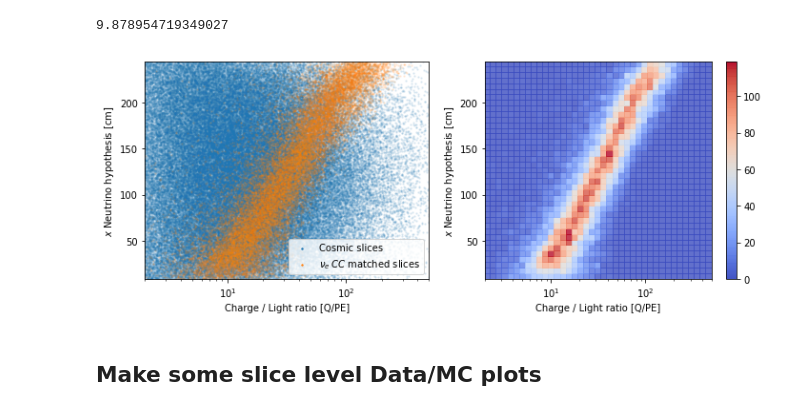
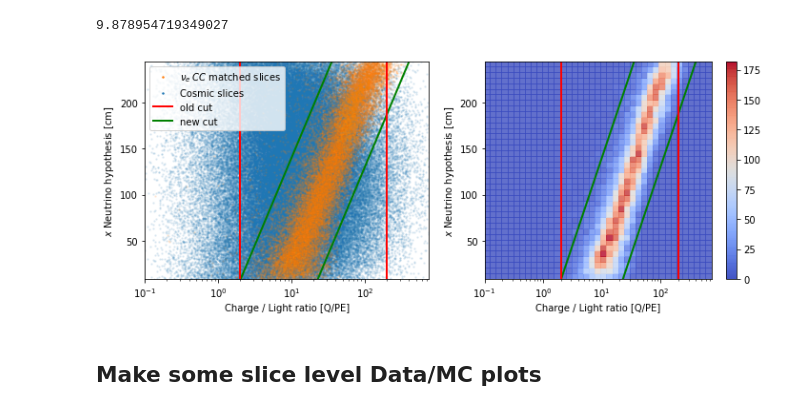
Before and after one commit to Wouter-VDP/MCC9_FlashID, a Jupyter notebook: Flash_ID_all.ipynb, the cells around one changed output. Saved outputs shown, nothing was run; the diff lists cells and outputs as text; code cells hidden in the pictures.

```diff
--- a/Flash_ID_all.ipynb
+++ b/Flash_ID_all.ipynb
@@ -36,6 +36,7 @@ intime_start = 3.58  # mc_start + 26*0.015625 # 3.58
 duration = 1.68
 nrPMT = 32
 rangePMT = range(nrPMT)
+m_xcl = 190 # m_xcl * log(charge/light) - x_center = constant
 # %%
 dict_names = ['nue','nu','on','off','on_rolling']
 shift_time = [0,0,0.03,0.42]
@@ -1090,8 +1127,8 @@ field = 'chargeToLightRatio'
 x_good = df_nue_slices_sig.query(query_perfect)[field].head(N)
 x_bad = df_nue_slices_sig.query(query_bad)[field].head(N)
 x_data = [x_bad, x_good]
-x_max = 500
-x_min = 2
+x_max = 750
+x_min = 0.1
 x_bins = 40
 x_edges=np.logspace(np.log10(x_min),np.log10(x_max), x_bins)
 
@@ -1102,32 +1139,62 @@ y_data = [y_bad, y_good]
 y_max = upper[0]-fidvol_arr[0]
 y_min = lower[0]+fidvol_arr[1]
 y_bins = 40
 y_edges=np.linspace(y_min,y_max, y_bins)
 
 fig, ax = plt.subplots(ncols = 2, sharex=False, sharey = False, figsize=(10,4))
 for x_arr, y_arr, lab in zip(x_data, y_data, labels):
     ax[0].scatter(x_arr, y_arr, s=2, alpha=0.1, label=lab)
-leg=ax[0].legend()
+
+mids_x = 0.5*(x_edges[1:] + x_edges[:-1])
+ax[0].plot(mids_x, m_xcl*np.log10(mids_x)-50, color='g', lw=2, label='new cut')
+ax[0].plot(mids_x, m_xcl*np.log10(mids_x)-250, color='g', lw=2)
+ax[0].axvline(x=2, color='r', lw=2, label='old cut')
+ax[0].axvline(x=200, color='r', lw=2)
+
+handles, labels = ax[0].get_legend_handles_labels()
+leg=ax[0].legend(handles[::-1], labels[::-1],loc="upper left")
 for lh in leg.legendHandles:
     lh.set_alpha(1)
 
 ax[0].set_xscale("log", nonposx='clip')
 ax[0].set_xlim(x_min,x_max)
 
 ax[0].set_xlabel("Charge / Light ratio [Q/PE]")
 ax[1].set_xlabel("Charge / Light ratio [Q/PE]")
 ax[0].set_ylabel(r"$x$ Neutrino hypothesis [cm]")
 ax[1].set_ylabel(r"$x$ Neutrino hypothesis [cm]")
 
 h,_,_ = np.histogram2d(x_good,y_good, bins=(x_edges,y_edges))
 X, Y = np.meshgrid(x_edges, y_edges)
 im = ax[1].pcolormesh(X, Y, h.T, cmap='coolwarm', alpha=0.8)
 clb = fig.colorbar(im, ax=ax[1])
 ax[1].set_xscale('log')
 ax[0].set_ylim(y_min, y_max)
 ax[1].set_ylim(y_min, y_max)
 
+ax[1].plot(mids_x, m_xcl*np.log10(mids_x)-50, color='g', lw=2, label='new cut')
+ax[1].plot(mids_x, m_xcl*np.log10(mids_x)-250, color='g', lw=2)
+ax[1].axvline(x=2, color='r', lw=2, label='old cut')
+ax[1].axvline(x=200, color='r', lw=2)
+
+#y_mean = []
+#y_err = []
+#for n in h:
+#    if sum(n)==0:
+#        y_err.append(0)
+#        y_mean.append(0)
+#        continue
+#    mids_y = 0.5*(y_edges[1:] + y_edges[:-1])
+#    mean = np.average(mids_y, weights=n)
+#    mean = mids_y[np.argmax(n)]
+#    var = np.average((mids_y - mean)**2, weights=n)
+#    y_err.append(np.sqrt(var))
+#    y_mean.append(mean)
+#print(y_mean)
+#ax[1].errorbar(mids_x,y_mean, xerr=x_width/2, yerr=y_err,color='k', fmt='.', label='mpv+std per bin', alpha=0.7)
+#ax[1].legend(loc='upper left')
+
 fig.tight_layout()
 fig.savefig(outdir+"scatter_x_charge_light.png", bbox_inches="tight", dpi=300)
 # %% [output]
-[figure, old version]
+[figure, new version]
```
Also changed, not shown: parts of 8 cells of this notebook, 23 other files.
